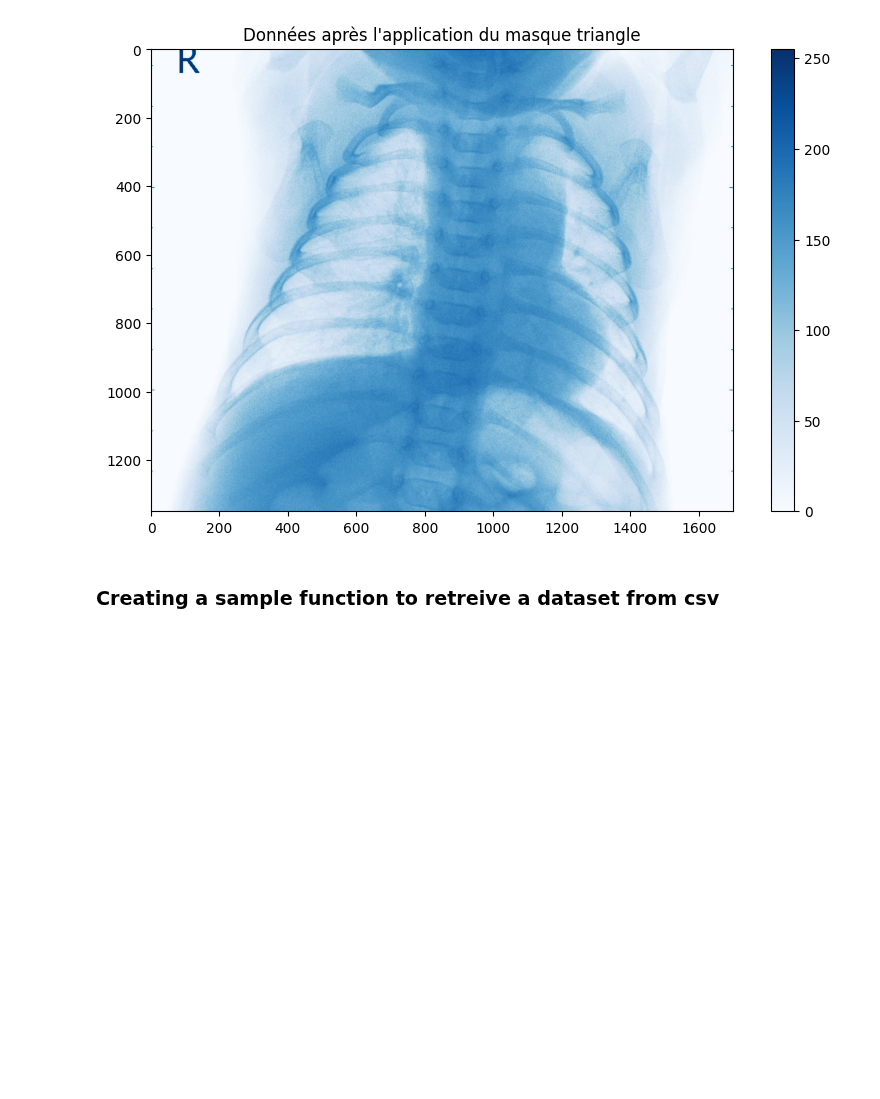
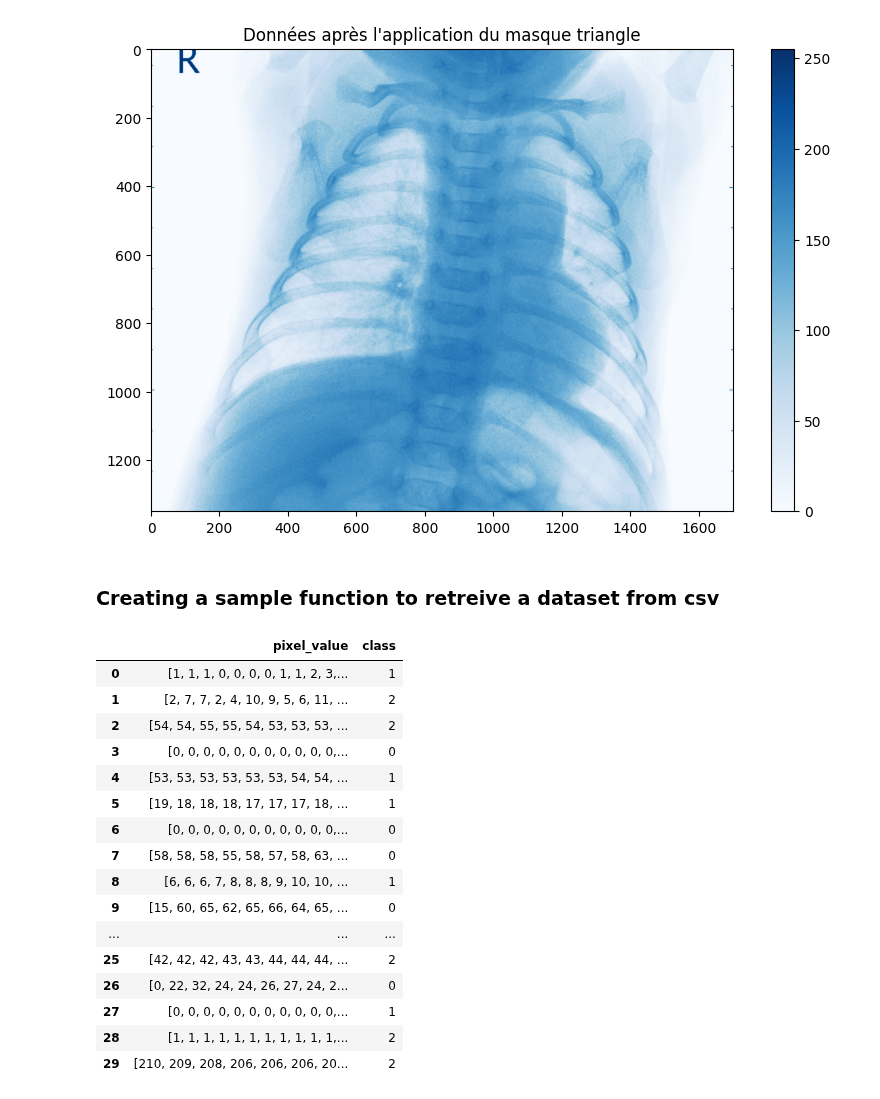
Before and after one commit to lucas066001/IllnessRecognition, a Jupyter notebook: app/ml/dataLabelization.ipynb, the cells around one changed output. Cells and saved outputs as stored; diff of their text form; code cells hidden in the pictures; blank space fills up the shorter version.

```diff
--- a/app/ml/dataLabelization.ipynb
+++ b/app/ml/dataLabelization.ipynb
@@ -72,21 +72,44 @@ plt.show()
 # %% [markdown]
 ### Creating a sample function to retreive a dataset from csv
 # %%
-def retreiveDataset(n_samples=700):
-    for df_file in dfs_files[:max_iter]:
+def retreiveDatasetFromCsv(n_samples=700):
+    dfs_folder = "../../datasets/chest_Xray/_processed_resize/_processed_dfs"
+    dataset = pd.DataFrame(columns=['pixel_value', 'class'])
+    dfs_files = [f for f in os.listdir(dfs_folder) if os.path.isfile(os.path.join(dfs_folder, f))]
+    random.shuffle(dfs_files)
+
+    for df_file in dfs_files[:n_samples]:
         df = pd.read_csv(os.path.join(dfs_folder, df_file))
         found_class = 0
         if "bacteria" in df_file:
             found_class = 2
         elif "virus" in df_file:
             found_class = 1
         else:
             found_class = 0
 
         pixel_values = df.values.flatten()
         new_row = {'pixel_value': [pixel_values], 'class': found_class}
         dataset = pd.concat([dataset, pd.DataFrame(new_row)], ignore_index=True)
     return dataset
 
-test = retreiveDataset(30)
+test = retreiveDatasetFromCsv(30)
 test
+# %% [output]
+|  | pixel_value | class |
+| 0 | [1, 1, 1, 0, 0, 0, 0, 1, 1, 2, 3,... | 1 |
+| 1 | [2, 7, 7, 2, 4, 10, 9, 5, 6, 11, ... | 2 |
+| 2 | [54, 54, 55, 55, 54, 53, 53, 53, ... | 2 |
+| 3 | [0, 0, 0, 0, 0, 0, 0, 0, 0, 0, 0,... | 0 |
+| 4 | [53, 53, 53, 53, 53, 53, 54, 54, ... | 1 |
+| 5 | [19, 18, 18, 18, 17, 17, 17, 18, ... | 1 |
+| 6 | [0, 0, 0, 0, 0, 0, 0, 0, 0, 0, 0,... | 0 |
+| 7 | [58, 58, 58, 55, 58, 57, 58, 63, ... | 0 |
+| 8 | [6, 6, 6, 7, 8, 8, 8, 9, 10, 10, ... | 1 |
+| 9 | [15, 60, 65, 62, 65, 66, 64, 65, ... | 0 |
+| ... | ... | ... |
+| 25 | [42, 42, 42, 43, 43, 44, 44, 44, ... | 2 |
+| 26 | [0, 22, 32, 24, 24, 26, 27, 24, 2... | 0 |
+| 27 | [0, 0, 0, 0, 0, 0, 0, 0, 0, 0, 0,... | 1 |
+| 28 | [1, 1, 1, 1, 1, 1, 1, 1, 1, 1, 1,... | 2 |
+| 29 | [210, 209, 208, 206, 206, 206, 20... | 2 |
```
Also changed, not shown: parts of 1 cell of this notebook, 5 other files.
